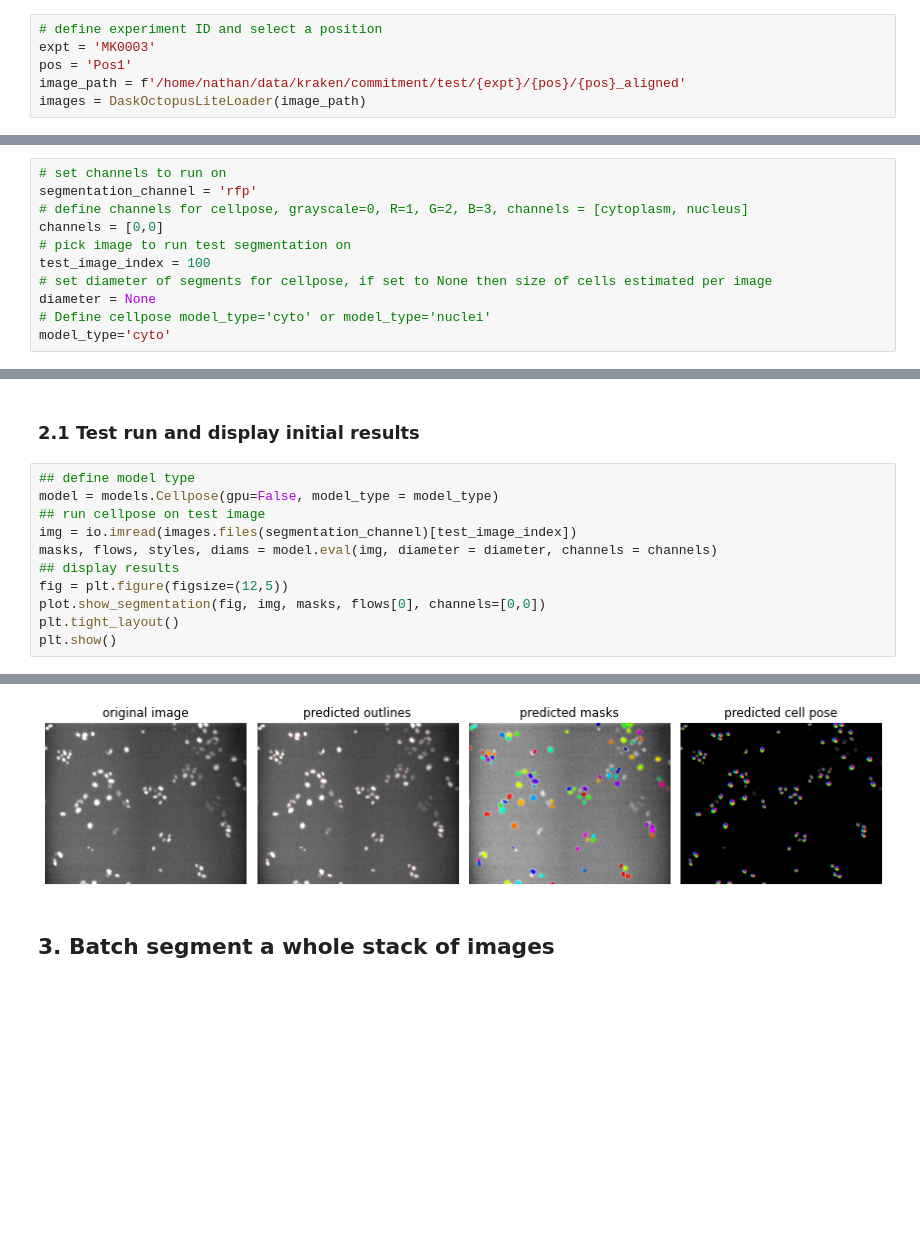
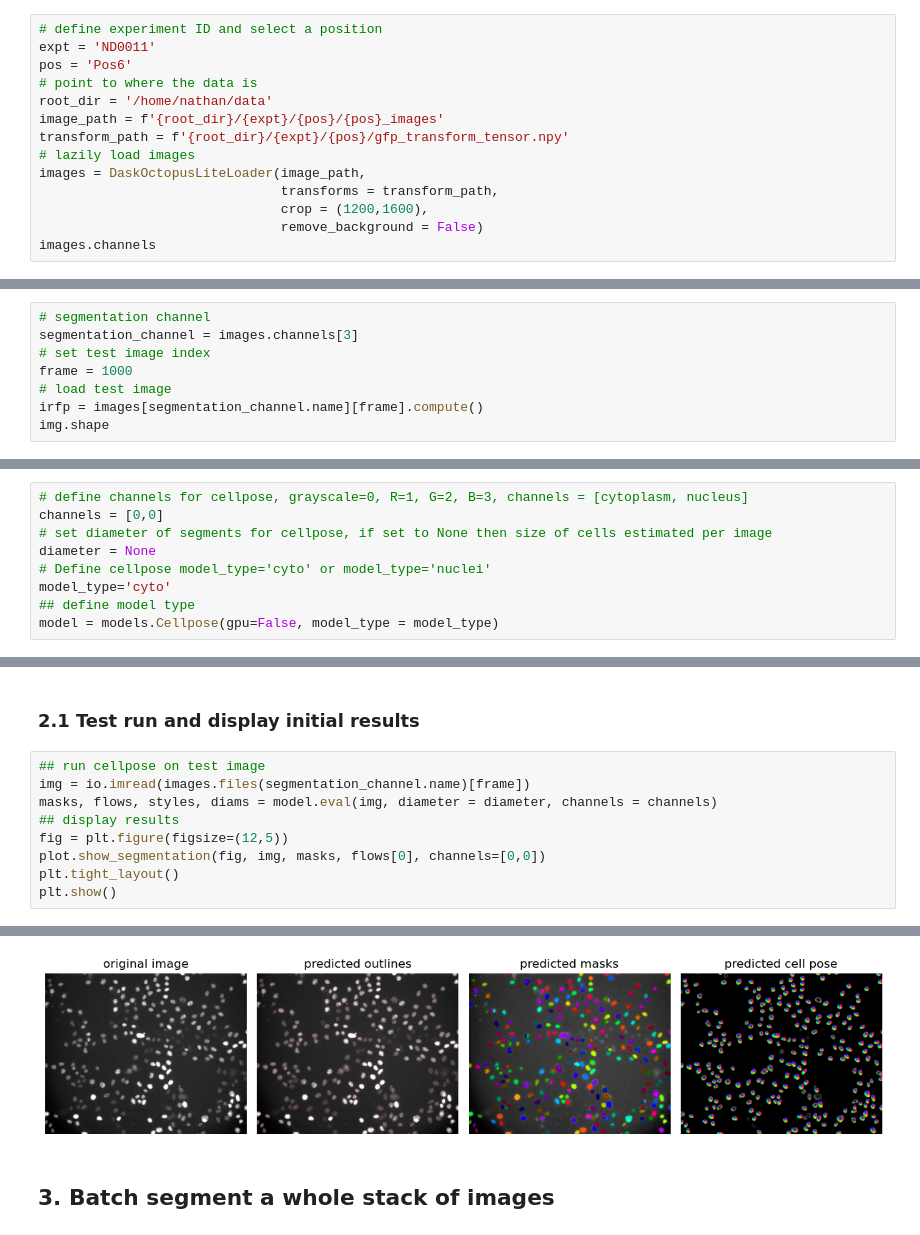
Before and after one commit to lowe-lab-ucl/segment-classify-track, a Jupyter notebook: cellpose_segmentation.ipynb, the cells around one changed output, grey strips where cells are left out. Cells and saved outputs as stored; diff of their text form; blank space fills up the shorter version.

```diff
--- a/cellpose_segmentation.ipynb
+++ b/cellpose_segmentation.ipynb
@@ -20,8 +22,16 @@ from tqdm import tqdm
 ## 1. Load images
 # %%
 # define experiment ID and select a position
-expt = 'MK0003'
-pos = 'Pos1'
-image_path = f'/home/nathan/data/kraken/commitment/test/{expt}/{pos}/{pos}_aligned'
-images = DaskOctopusLiteLoader(image_path)
+expt = 'ND0011'
+pos = 'Pos6'
+# point to where the data is
+root_dir = '/home/nathan/data'
+image_path = f'{root_dir}/{expt}/{pos}/{pos}_images'
+transform_path = f'{root_dir}/{expt}/{pos}/gfp_transform_tensor.npy'
+# lazily load images
+images = DaskOctopusLiteLoader(image_path,
+                               transforms = transform_path,
+                               crop = (1200,1600),
+                               remove_background = False)
+images.channels
 # %% [output]
@@ -30,0 +46,8 @@ Using cropping: None
+# %%
+# segmentation channel
+segmentation_channel = images.channels[3]
+# set test image index
+frame = 1000
+# load test image
+irfp = images[segmentation_channel.name][frame].compute()
+img.shape
@@ -31,11 +58,9 @@ Using cropping: None
 # %%
-# set channels to run on
-segmentation_channel = 'rfp'
 # define channels for cellpose, grayscale=0, R=1, G=2, B=3, channels = [cytoplasm, nucleus]
 channels = [0,0]
-# pick image to run test segmentation on
-test_image_index = 100
 # set diameter of segments for cellpose, if set to None then size of cells estimated per image
 diameter = None
 # Define cellpose model_type='cyto' or model_type='nuclei'
 model_type='cyto'
+## define model type
+model = models.Cellpose(gpu=False, model_type = model_type)
@@ -42,10 +69,8 @@ model_type='cyto'
 # %% [markdown]
 ### 2.1 Test run and display initial results
 # %%
-## define model type
-model = models.Cellpose(gpu=False, model_type = model_type)
 ## run cellpose on test image
-img = io.imread(images.files(segmentation_channel)[test_image_index])
+img = io.imread(images.files(segmentation_channel.name)[frame])
 masks, flows, styles, diams = model.eval(img, diameter = diameter, channels = channels)
 ## display results
 fig = plt.figure(figsize=(12,5))
@@ -63,3 +87,3 @@ plt.show()
-[figure, old version]
+[figure, new version]
 # %% [markdown]
 ## 3. Batch segment a whole stack of images
```
Also changed, not shown: parts of 10 cells of this notebook, 13 other files.
